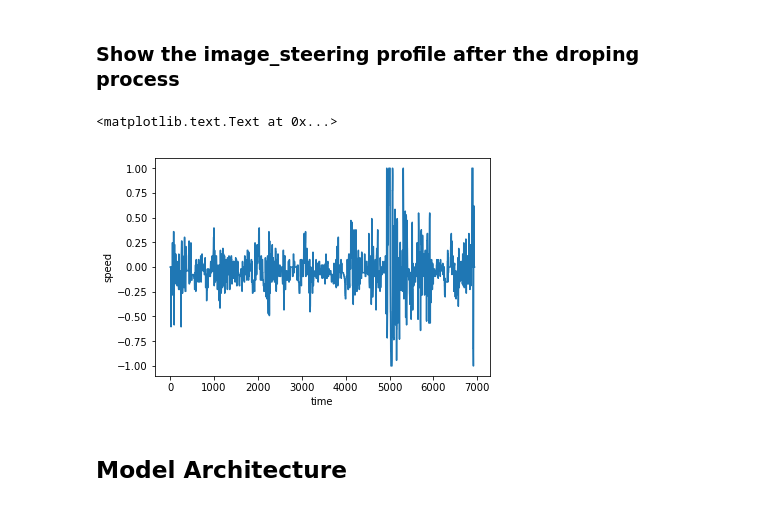
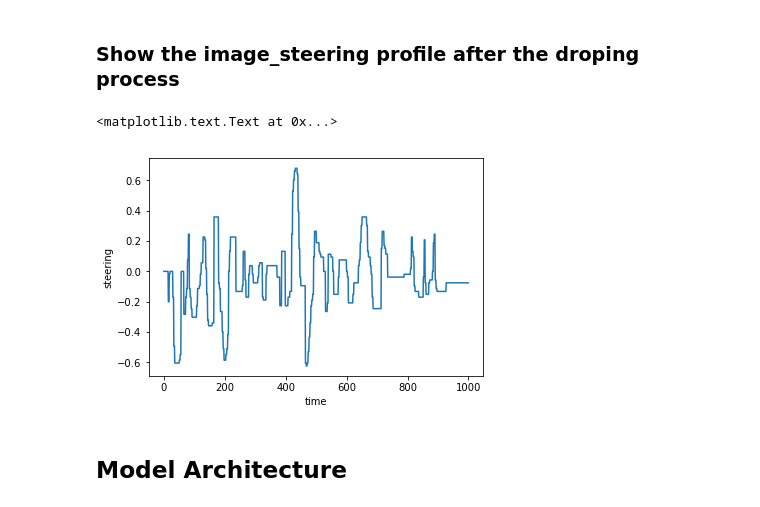
Before and after one commit to OwenHua666/CarND-Behavioral-Cloning-P3, a Jupyter notebook: BehaviorClone_model.ipynb, the cells around one changed output. Drawn from its saved outputs; the diff is of its cells as text; code cells hidden in the pictures.

```diff
--- a/BehaviorClone_model.ipynb
+++ b/BehaviorClone_model.ipynb
@@ -143,7 +141,7 @@ def trans_image(image, steer, trans_range):
     Trans_m = np.float32([[1,0,trans_x],[0,1,trans_y]])
     image_trans = cv2.warpAffine(image, Trans_m, (image.shape[1], image.shape[0]))
 
-    return image_trans, steer_ang, trans_x
+    return image, steer_ang, trans_x
 plt.figure(figsize = (15, 10))
 plt.subplot(4,4,1)
 plt.imshow(image)
@@ -178,7 +176,8 @@ def preprocessImage(image, new_image_row, new_image_col):
 def preprocess_image_train(image_path, steer, new_image_row, new_image_col):
     image = cv2.imread(image_path)
     image = cv2.cvtColor(image, cv2.COLOR_BGR2RGB)
-    image, steer_out, trans_x = trans_image(image, steer, 150)
+    steer_out = steer
+    # image, steer_out, trans_x = trans_image(image, steer, 150)
     # image = augment_brightness(image)
     image = preprocessImage(image, new_image_row, new_image_col)
     image = np.array(image)
@@ -211,6 +210,7 @@ for i in range(32):
 This set of training data does not have a bias toward going straight. If it is, I would like to drop the images with small angles.
 # %%
 samples = []
+count=0
 with open('./Driving_Data/driving_log.csv') as csvfile:
     reader = csv.reader(csvfile)
     camera = ['center', 'left', 'right']
@@ -219,10 +219,19 @@ with open('./Driving_Data/driving_log.csv') as csvfile:
         if line[0] == 'center':
             continue
 
-        # Drop 80% of images whose steering angle is less than 0.25
+        # Drop 80% of images whose steering angle is less than 0.3
         token = np.random.uniform()
-        if token > 0.7:
+        # token = 0.5
+        if abs(float(line[3])) < 0.3:
+            if token > 0.5:
+                for i in range(3):
+                    count += 1
+                    samples.append([camera[i], line[i], line[3]])
+            else:
+                continue
+        else:
             for i in range(3):
+                count += 1
                 samples.append([camera[i], line[i], line[3]])
 
 from sklearn.model_selection import train_test_split
@@ -234,13 +243,13 @@ from random import shuffle
 # %%
 time = np.arange(len(samples))
 samples_plot = np.array(samples)
-plot_len = len(samples)
+plot_len = 1000
 plt.plot(time[0:plot_len], samples_plot[0:plot_len, 2])
 plt.xlabel('time')
-plt.ylabel('speed')
+plt.ylabel('steering')
 # %% [output]
 <matplotlib.text.Text at 0x...>
-[figure, old version]
+[figure, new version]
 # %%
 def train_data_generator(samples, batch_size, new_image_row, new_image_col):
     num_samples = len(samples)
```
Also changed, not shown: parts of 8 cells of this notebook, 2 other files.
